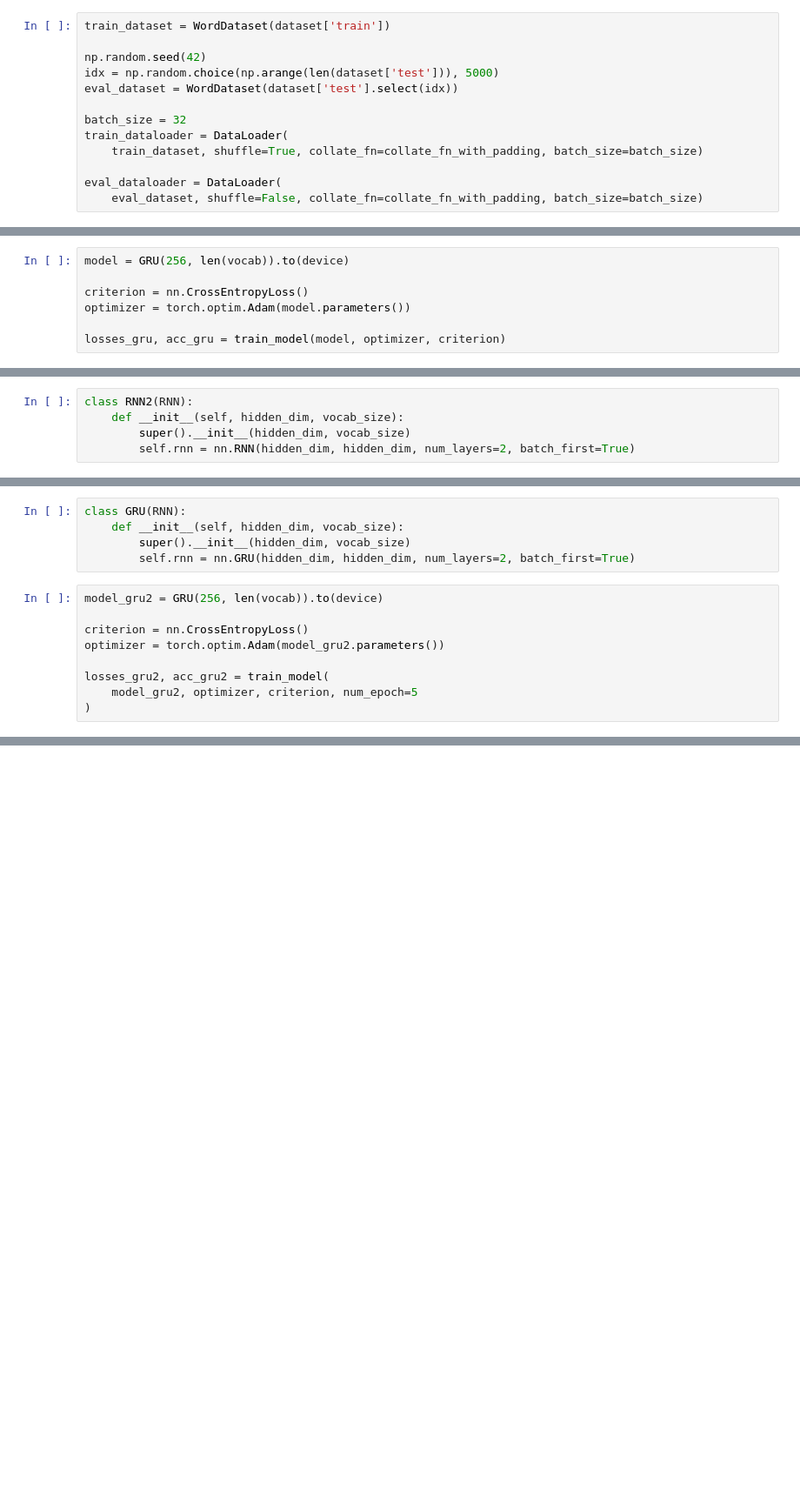
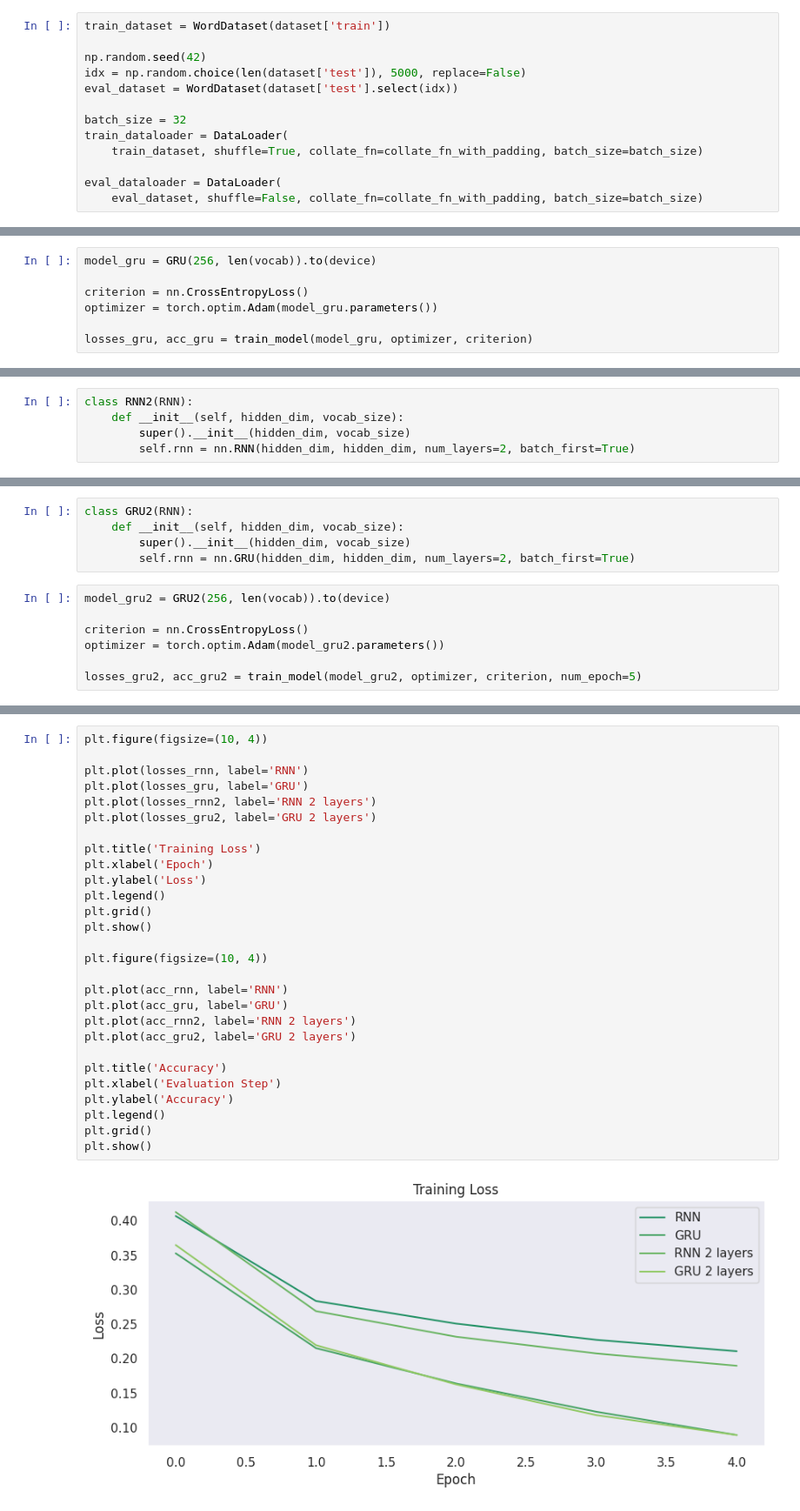
Before and after one commit to 0xJakuzya/dls, a Jupyter notebook: semester_2/hw_2_text_classification.ipynb, the cells around one changed output, grey strips where cells are left out. Shown at 87% size. Saved outputs shown, nothing was run; the diff lists cells and outputs as text; blank space fills up the shorter version.

```diff
--- a/semester_2/hw_2_text_classification.ipynb
+++ b/semester_2/hw_2_text_classification.ipynb
@@ -158,7 +156,7 @@ def collate_fn_with_padding(
 train_dataset = WordDataset(dataset['train'])
 
 np.random.seed(42)
-idx = np.random.choice(np.arange(len(dataset['test'])), 5000)
+idx = np.random.choice(len(dataset['test']), 5000, replace=False)
 eval_dataset = WordDataset(dataset['test'].select(idx))
 
 batch_size = 32
@@ -308,10 +301,10 @@ class GRU(RNN):
         super().__init__(hidden_dim, vocab_size)
         self.rnn = nn.GRU(hidden_dim, hidden_dim, batch_first=True)
 # %%
-model = GRU(256, len(vocab)).to(device)
+model_gru = GRU(256, len(vocab)).to(device)
 
 criterion = nn.CrossEntropyLoss()
-optimizer = torch.optim.Adam(model.parameters())
+optimizer = torch.optim.Adam(model_gru.parameters())
 
-losses_gru, acc_gru = train_model(model, optimizer, criterion)
+losses_gru, acc_gru = train_model(model_gru, optimizer, criterion)
 # %% [output]
@@ -352,15 +330,13 @@ Best accuracy: 0.9110
 # %%
-class GRU(RNN):
+class GRU2(RNN):
     def __init__(self, hidden_dim, vocab_size):
         super().__init__(hidden_dim, vocab_size)
         self.rnn = nn.GRU(hidden_dim, hidden_dim, num_layers=2, batch_first=True)
 # %%
-model_gru2 = GRU(256, len(vocab)).to(device)
+model_gru2 = GRU2(256, len(vocab)).to(device)
 
 criterion = nn.CrossEntropyLoss()
 optimizer = torch.optim.Adam(model_gru2.parameters())
 
-losses_gru2, acc_gru2 = train_model(
-    model_gru2, optimizer, criterion, num_epoch=5
-)
+losses_gru2, acc_gru2 = train_model(model_gru2, optimizer, criterion, num_epoch=5)
 # %% [output]
@@ -367,0 +344,30 @@ KeyboardInterrupt:
+# %%
+plt.figure(figsize=(10, 4))
+
+plt.plot(losses_rnn, label='RNN')
+plt.plot(losses_gru, label='GRU')
+plt.plot(losses_rnn2, label='RNN 2 layers')
+plt.plot(losses_gru2, label='GRU 2 layers')
+
+plt.title('Training Loss')
+plt.xlabel('Epoch')
+plt.ylabel('Loss')
+plt.legend()
+plt.grid()
+plt.show()
+
+plt.figure(figsize=(10, 4))
+
+plt.plot(acc_rnn, label='RNN')
+plt.plot(acc_gru, label='GRU')
+plt.plot(acc_rnn2, label='RNN 2 layers')
+plt.plot(acc_gru2, label='GRU 2 layers')
+
+plt.title('Accuracy')
+plt.xlabel('Evaluation Step')
+plt.ylabel('Accuracy')
+plt.legend()
+plt.grid()
+plt.show()
+# %% [output]
+[figure, added]
```
Also changed, not shown: parts of 17 cells of this notebook.
